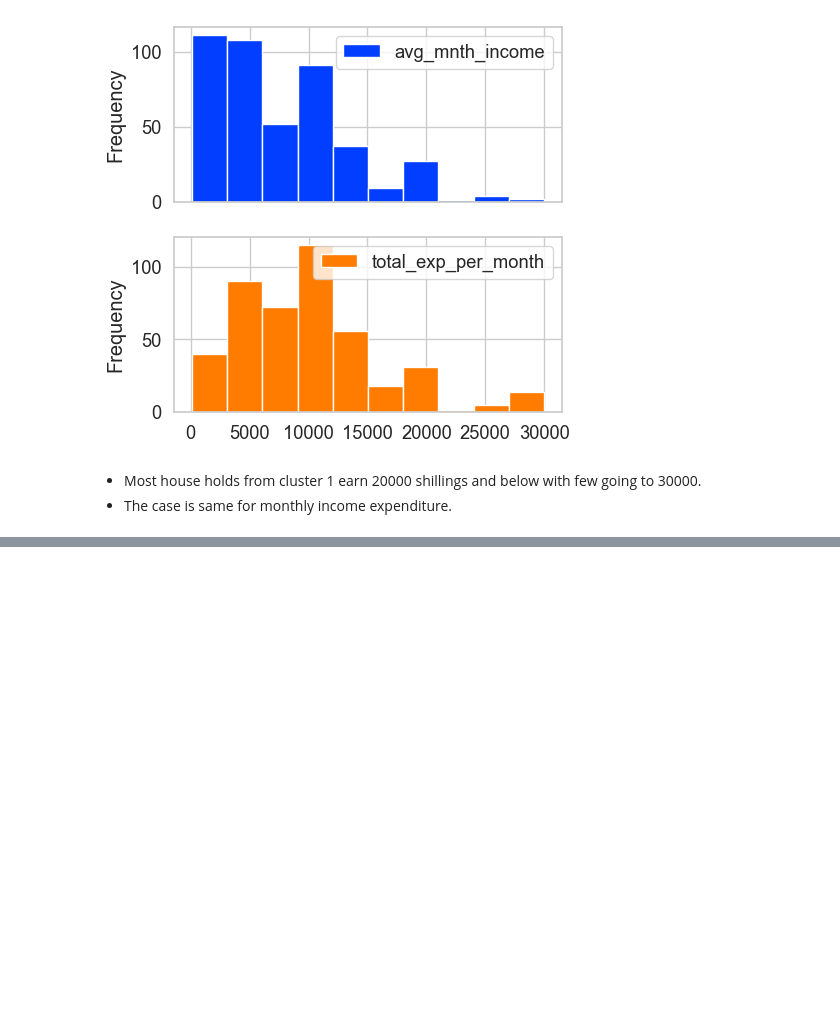
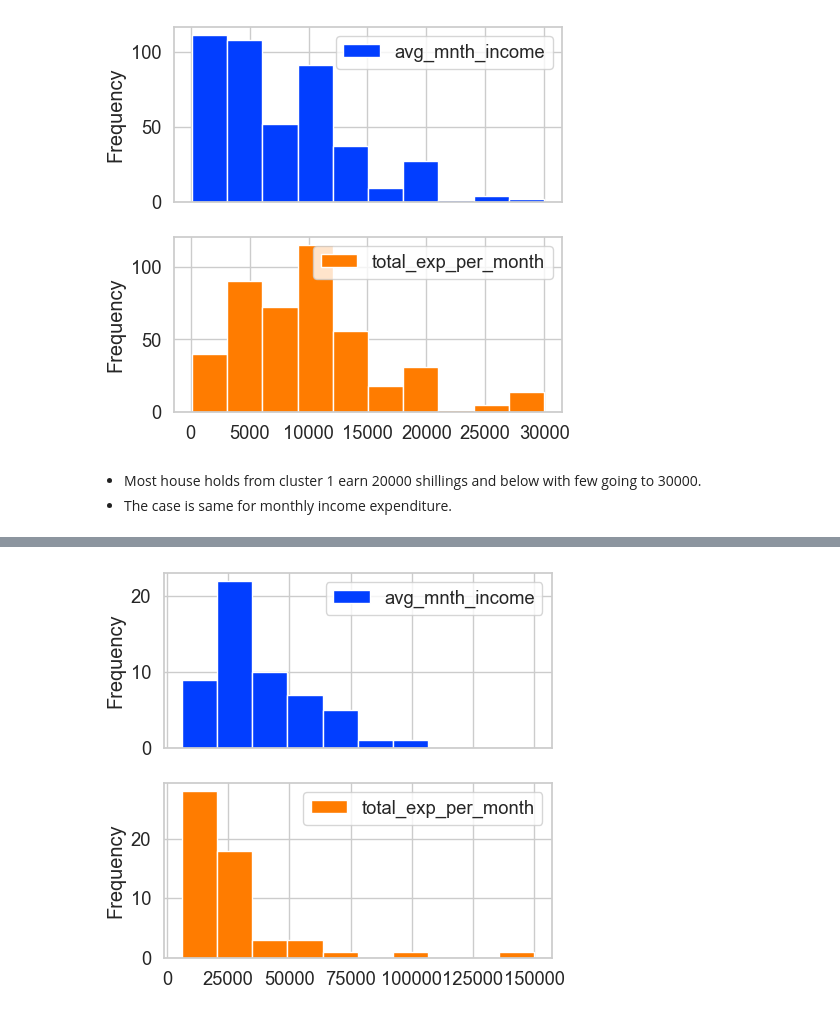
Before and after one commit to BonfaceGabriel/Insurance-prediction, a Jupyter notebook: test.ipynb, the cells around one changed output, grey strips where cells are left out. Cells and saved outputs as stored; diff of their text form; code cells hidden in the pictures; blank space fills up the shorter version.

```diff
--- a/test.ipynb
+++ b/test.ipynb
@@ -849,0 +872,5 @@ Name: count, dtype: int64
+# %%
+cluster2[['avg_mnth_income', 'total_exp_per_month']].plot(subplots=True, kind='hist')
+plt.show()
+# %% [output]
+[figure, added]
```
Also changed, not shown: parts of 15 cells of this notebook.
